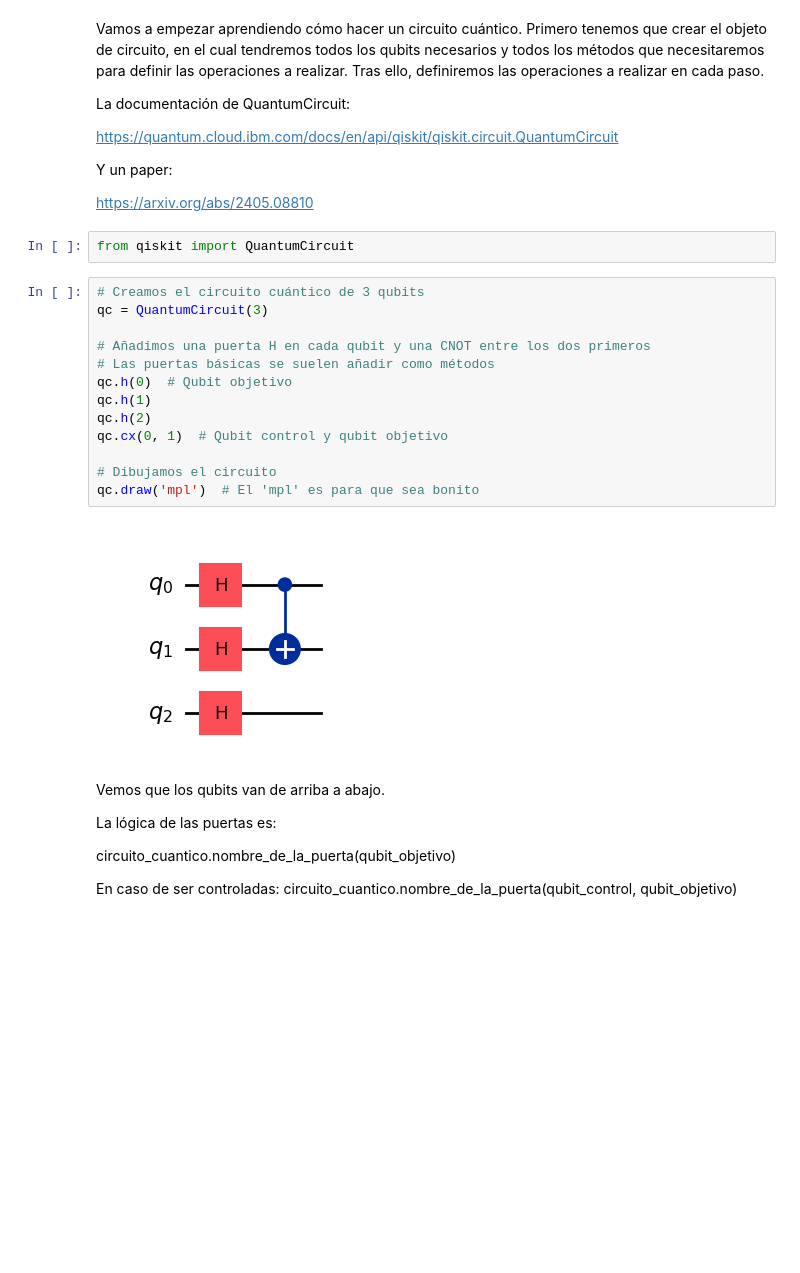
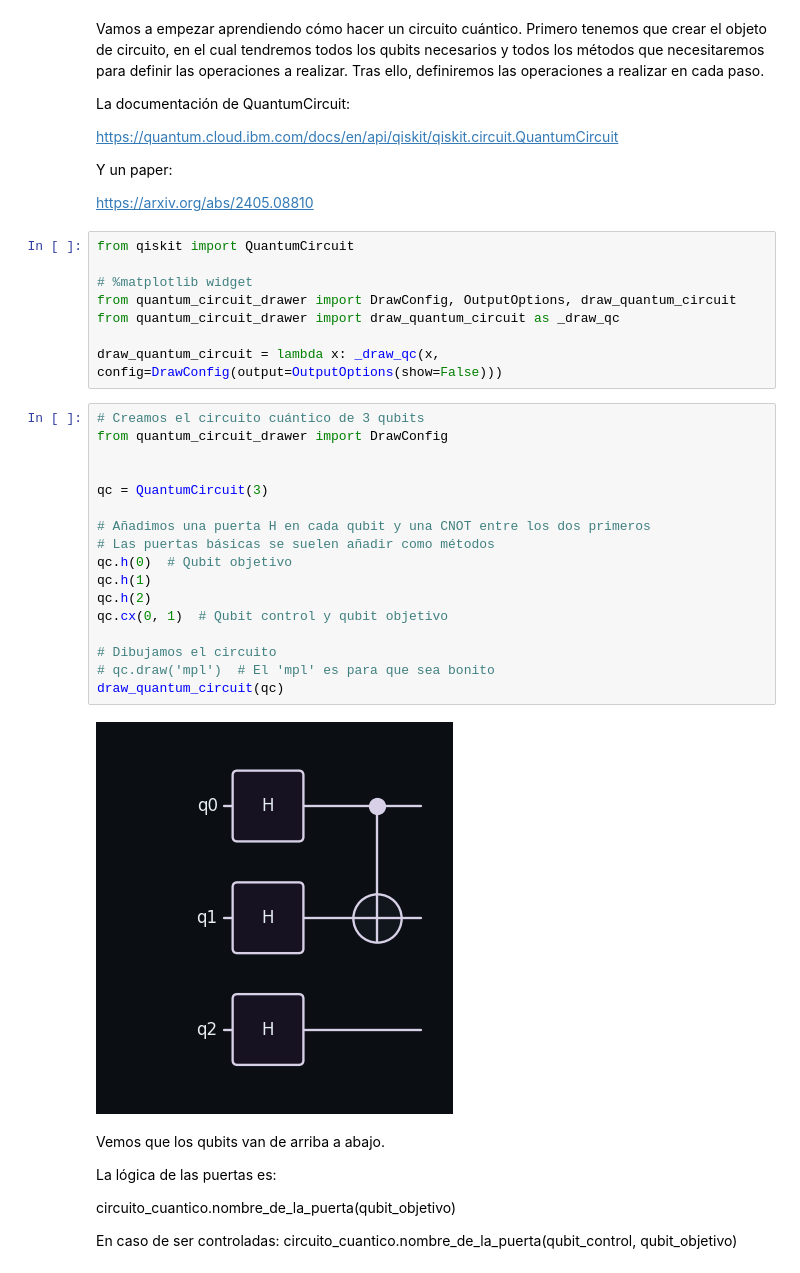
Before and after one commit to DOKOS-TAYOS/Curso_Algoritmos_Cuanticos_Qiskit, a Jupyter notebook: 1_introduction/qiskit_introduction.ipynb, the cells around one changed output. Saved outputs shown, nothing was run; the diff lists cells and outputs as text; blank space fills up the shorter version.

Commit message:
Added quantum circuit in recent version

```diff
--- a/1_introduction/qiskit_introduction.ipynb
+++ b/1_introduction/qiskit_introduction.ipynb
@@ -56,23 +59,33 @@ https://quantum.cloud.ibm.com/docs/en/api/qiskit/qiskit.circuit.QuantumCircuit
 Y un paper:
 
 https://arxiv.org/abs/2405.08810
-# %%
-from qiskit import QuantumCircuit
+# %%
+from qiskit import QuantumCircuit
+
+# %matplotlib widget
+from quantum_circuit_drawer import DrawConfig, OutputOptions, draw_quantum_circuit
+from quantum_circuit_drawer import draw_quantum_circuit as _draw_qc
+
+draw_quantum_circuit = lambda x: _draw_qc(x, config=DrawConfig(output=OutputOptions(show=False)))
 # %%
 # Creamos el circuito cuántico de 3 qubits
+from quantum_circuit_drawer import DrawConfig
+
+
 qc = QuantumCircuit(3)
 
 # Añadimos una puerta H en cada qubit y una CNOT entre los dos primeros
 # Las puertas básicas se suelen añadir como métodos
 qc.h(0)  # Qubit objetivo
 qc.h(1)
 qc.h(2)
 qc.cx(0, 1)  # Qubit control y qubit objetivo
 
 # Dibujamos el circuito
-qc.draw('mpl')  # El 'mpl' es para que sea bonito
+# qc.draw('mpl')  # El 'mpl' es para que sea bonito
+draw_quantum_circuit(qc)
 # %% [output]
-[figure, old version]
+[figure, new version]
 # %% [markdown]
 Vemos que los qubits van de arriba a abajo.
 
```
Also changed, not shown: parts of 23 cells of this notebook, 3 other files.
